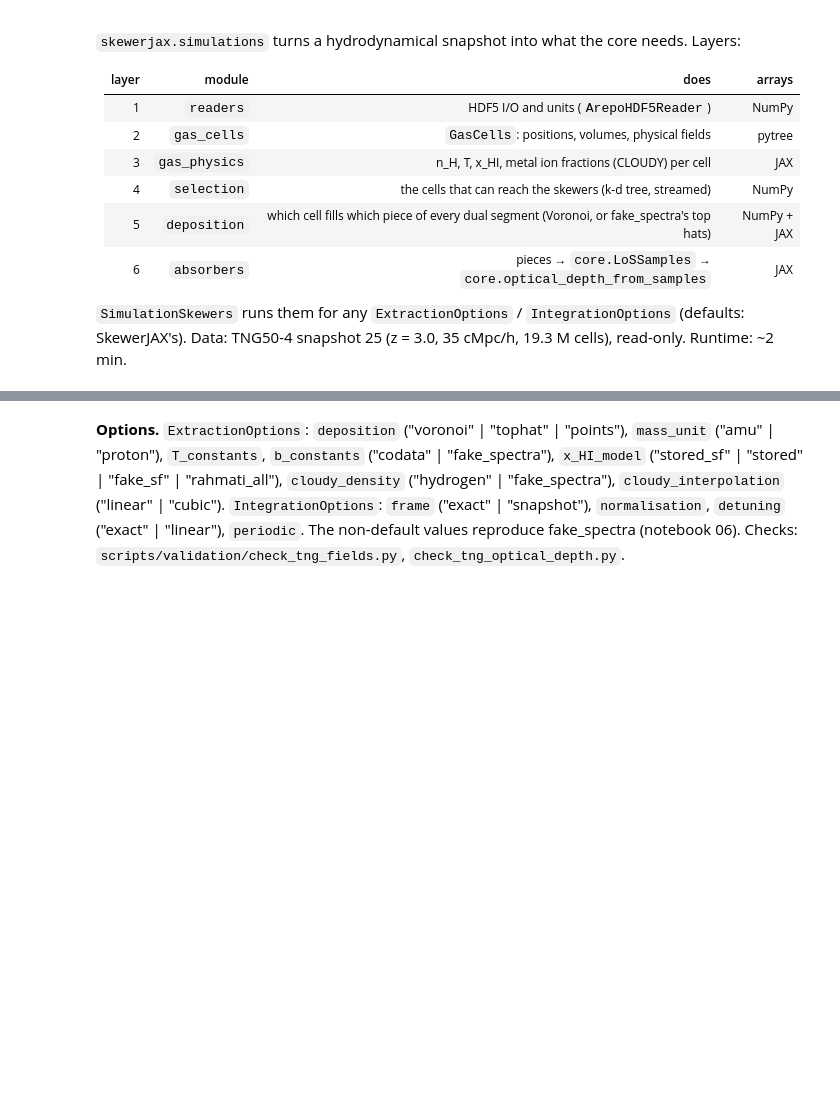
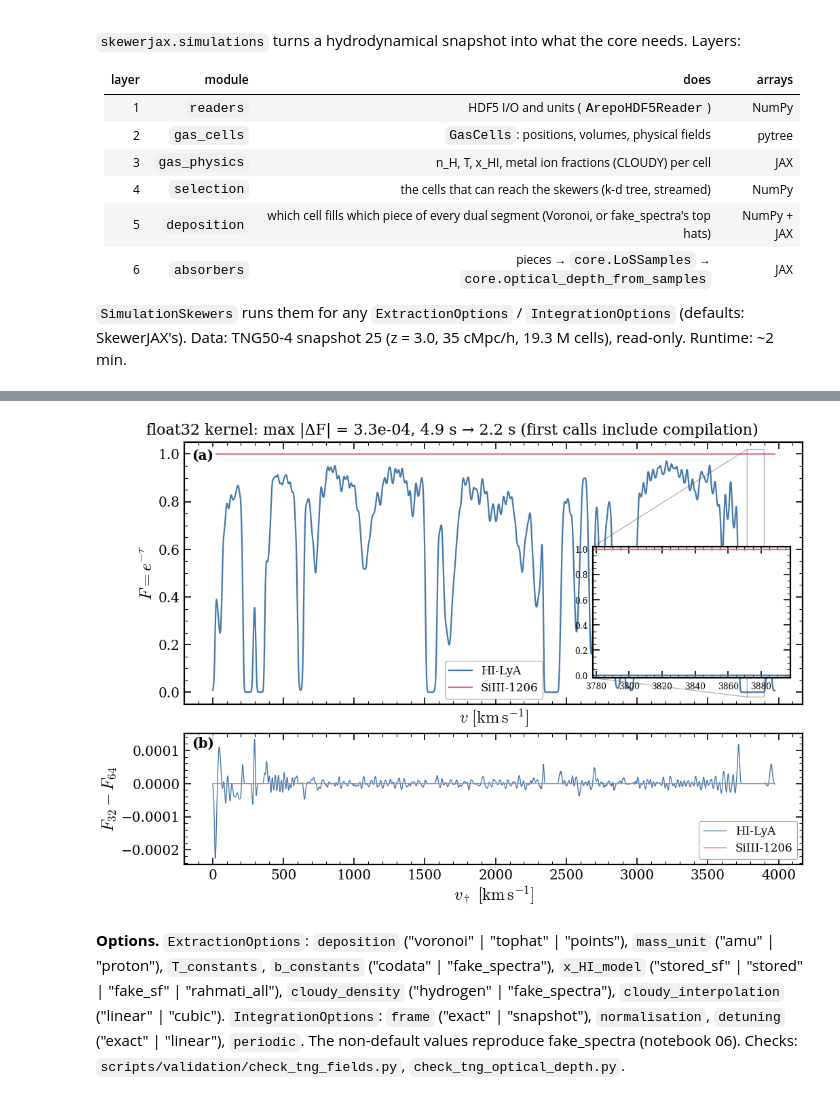
Before and after one commit to daniellopezcano/SkewerJAX, a Jupyter notebook: notebooks/05_tng_extraction.ipynb, the cells around one changed output, grey strips where cells are left out. Saved outputs shown, nothing was run; the diff lists cells and outputs as text; code cells hidden in the pictures; blank space fills up the shorter version.

```diff
--- a/notebooks/05_tng_extraction.ipynb
+++ b/notebooks/05_tng_extraction.ipynb
@@ -94,3 +115,18 @@ print(f"<F>: Lya {flux[0].mean():.3f}, Si III {flux[1].mean():.4f}")
+# %%
+import time
+t0 = time.perf_counter(); _, tau64 = sk.optical_depth(lines); t64 = time.perf_counter() - t0
+t0 = time.perf_counter(); _, tau32 = sk.optical_depth(lines, integ=IntegrationOptions(dtype="float32")); t32 = time.perf_counter() - t0
+fig, axs = plt.subplots(2, 1, figsize=FIGSIZES["tall"], sharex=True, gridspec_kw={"height_ratios": [2, 1]}, layout="constrained")
+plot_spectra(axs[0], velocities, np.exp(-tau64[:, 0]), [l.id for l in lines.lines], total=False)
+for j, l in enumerate(lines.lines):
+    axs[1].plot(velocities, np.exp(-tau32[j, 0]) - np.exp(-tau64[j, 0]), color=EC[l.id], lw=1.2, label=l.id)
+k0 = int(np.argmin(np.exp(-tau64[0, 0])))
+zoom_inset(axs[0], (velocities[k0] - 60, velocities[k0] + 60), (-0.02, 1.02), bounds=(0.66, 0.1, 0.32, 0.5))
+axs[1].set(xlabel=LABELS["v_dagger"], ylabel=r"$F_{32} - F_{64}$"); axs[0].legend(); axs[1].legend()
+add_panel_letters(axs); fig.suptitle(f"float32 kernel: max |ΔF| = {np.abs(np.exp(-tau32) - np.exp(-tau64)).max():.1e}, "
+                                     f"{t64:.1f} s → {t32:.1f} s (first calls include compilation)", fontsize=20); plt.show()
+# %% [output]
+[figure, added]
 # %% [markdown]
 **Options.** `ExtractionOptions`: `deposition` ("voronoi" | "tophat" | "points"), `mass_unit` ("amu" | "proton"),
 `T_constants`, `b_constants` ("codata" | "fake_spectra"), `x_HI_model` ("stored_sf" | "stored" | "fake_sf" |
```
Also changed, not shown: parts of 10 cells of this notebook, 29 other files.
